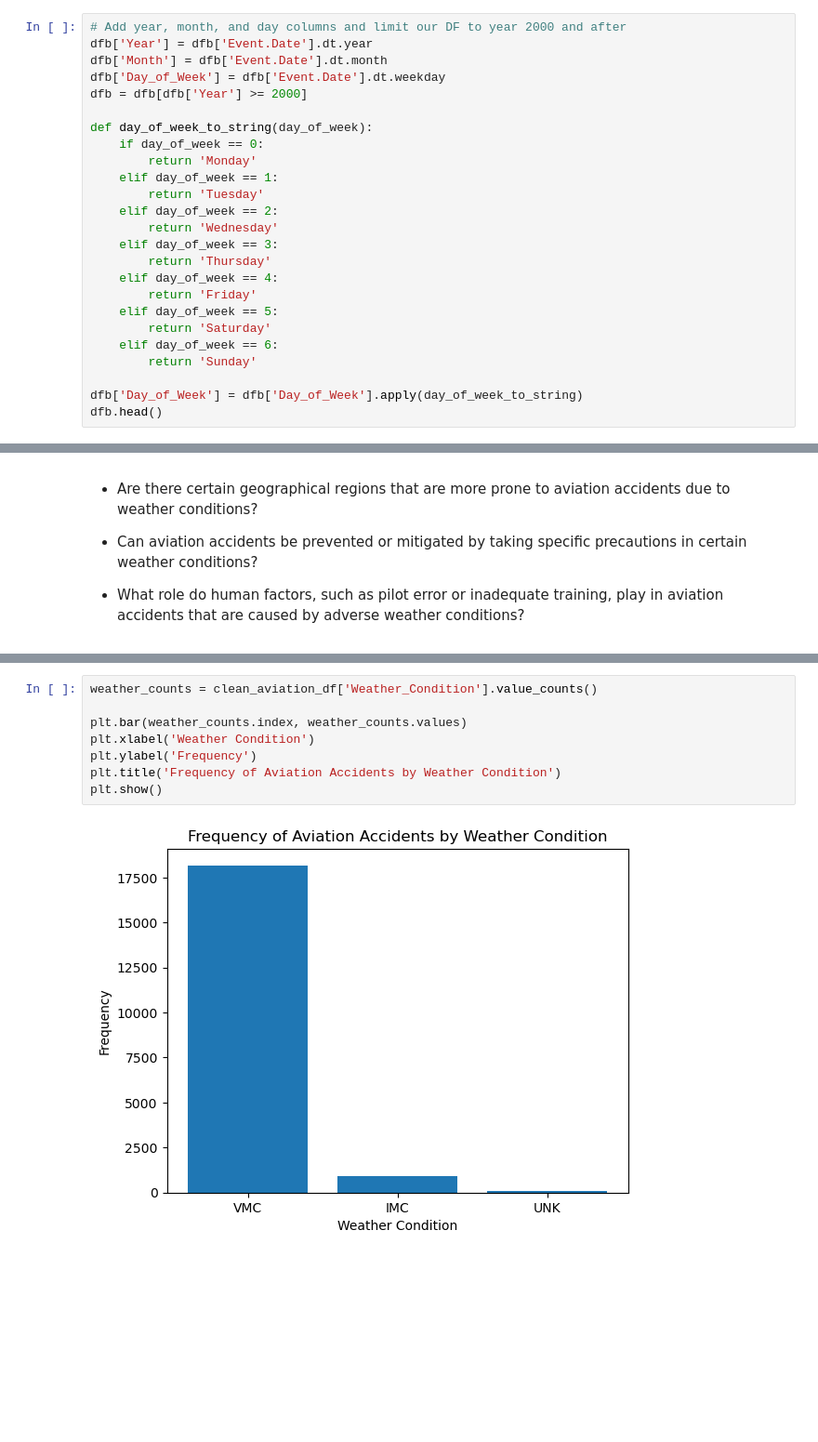
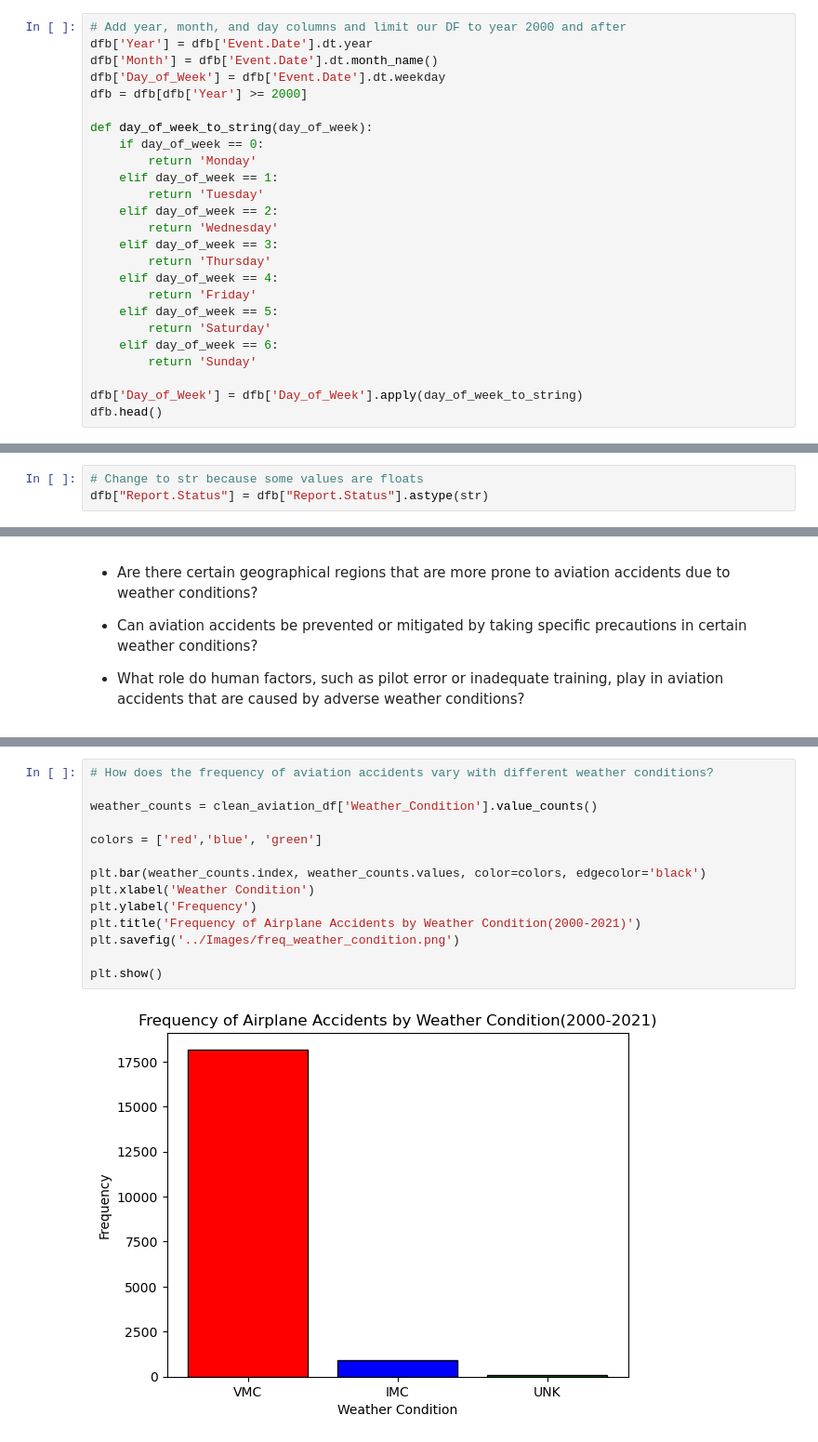
Before and after one commit to billywkim/Air_Travel_Analysis, a Jupyter notebook: Aviation_Weather/Aviation_Weather.ipynb, the cells around one changed output, grey strips where cells are left out. Shown at 93% size. Cells and saved outputs as stored; diff of their text form; blank space fills up the shorter version.

```diff
--- a/Aviation_Weather/Aviation_Weather.ipynb
+++ b/Aviation_Weather/Aviation_Weather.ipynb
@@ -133,7 +140,7 @@ dfb.sample(10)
 # %%
 # Add year, month, and day columns and limit our DF to year 2000 and after
 dfb['Year'] = dfb['Event.Date'].dt.year
-dfb['Month'] = dfb['Event.Date'].dt.month
+dfb['Month'] = dfb['Event.Date'].dt.month_name()
 dfb['Day_of_Week'] = dfb['Event.Date'].dt.weekday
 dfb = dfb[dfb['Year'] >= 2000]
 
@@ -383,0 +441,3 @@ dfb['Season'] = dfb["Event.Date"].dt.month.apply(assign_season)
+# %%
+# Change to str because some values are floats
+dfb["Report.Status"] = dfb["Report.Status"].astype(str)
@@ -457,11 +589,17 @@ Text(0.5, 1.0, 'Accidents per Season(US)')
 # %%
+# How does the frequency of aviation accidents vary with different weather conditions?
+
 weather_counts = clean_aviation_df['Weather_Condition'].value_counts()
 
-plt.bar(weather_counts.index, weather_counts.values)
+colors = ['red','blue', 'green']
+
+plt.bar(weather_counts.index, weather_counts.values, color=colors, edgecolor='black')
 plt.xlabel('Weather Condition')
 plt.ylabel('Frequency')
-plt.title('Frequency of Aviation Accidents by Weather Condition')
+plt.title('Frequency of Airplane Accidents by Weather Condition(2000-2021)')
+plt.savefig('../Images/freq_weather_condition.png')
+
 plt.show()
 # %% [output]
-[figure, old version]
+[figure, new version]
 # %% [markdown]
```
Also changed, not shown: parts of 25 cells of this notebook, 1 other file.
